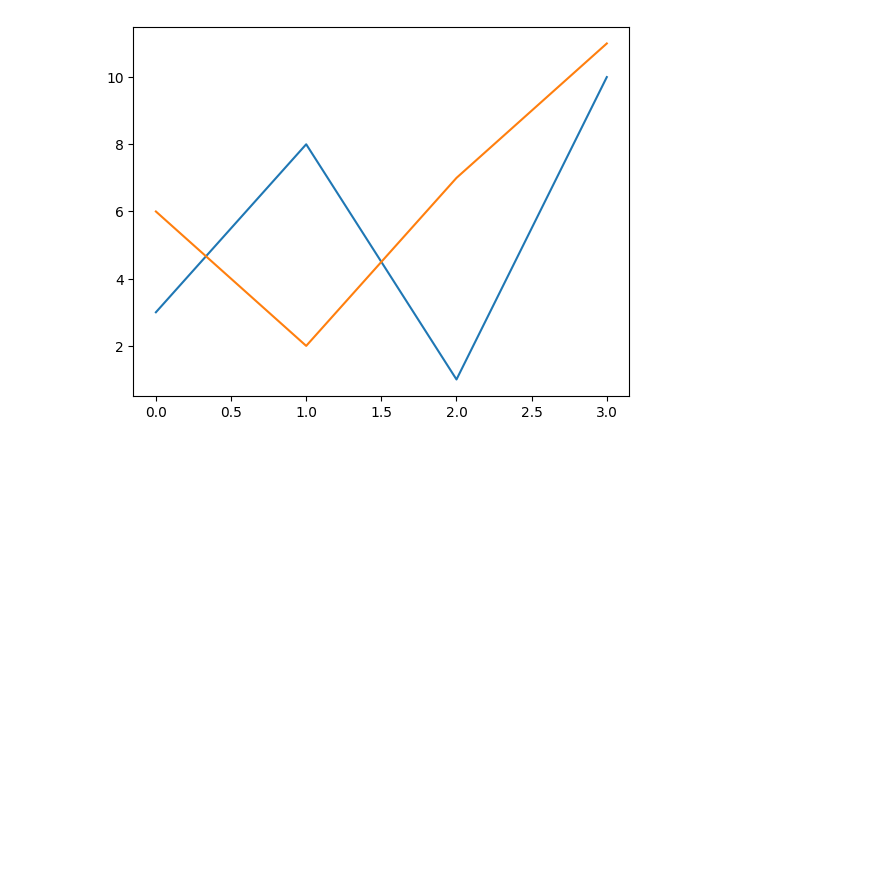
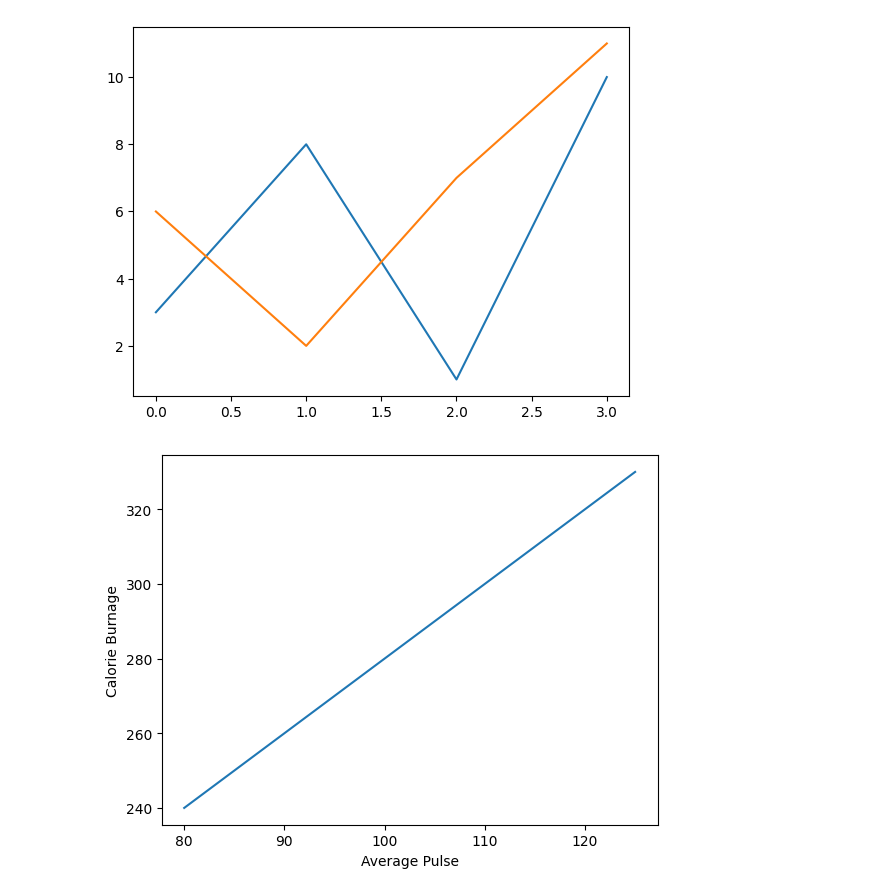
Before and after one commit to MahdiAhmadiKamal/PyLearn7-Data-Science, a Jupyter notebook: PyLearn7-Assignment37/w3schools matplotlib exercises/matplotlib_exercises.ipynb, the cells around one changed output. Cells and saved outputs as stored; diff of their text form; code cells hidden in the pictures; blank space fills up the shorter version.

```diff
--- a/PyLearn7-Assignment37/w3schools matplotlib exercises/matplotlib_exercises.ipynb
+++ b/PyLearn7-Assignment37/w3schools matplotlib exercises/matplotlib_exercises.ipynb
@@ -174,3 +174,16 @@ plt.plot(x1, y1, x2, y2)
 plt.show()
 # %% [output]
 [figure]
+# %%
+# With Pyplot, you can use the xlabel() and ylabel() functions to set a label for the x- and y-axis.
+x = np.array([80, 85, 90, 95, 100, 105, 110, 115, 120, 125])
+y = np.array([240, 250, 260, 270, 280, 290, 300, 310, 320, 330])
+
+plt.plot(x, y)
+
+plt.xlabel("Average Pulse")
+plt.ylabel("Calorie Burnage")
+
+plt.show()
+# %% [output]
+[figure, added]
```
Also changed, not shown: parts of 7 cells of this notebook.
